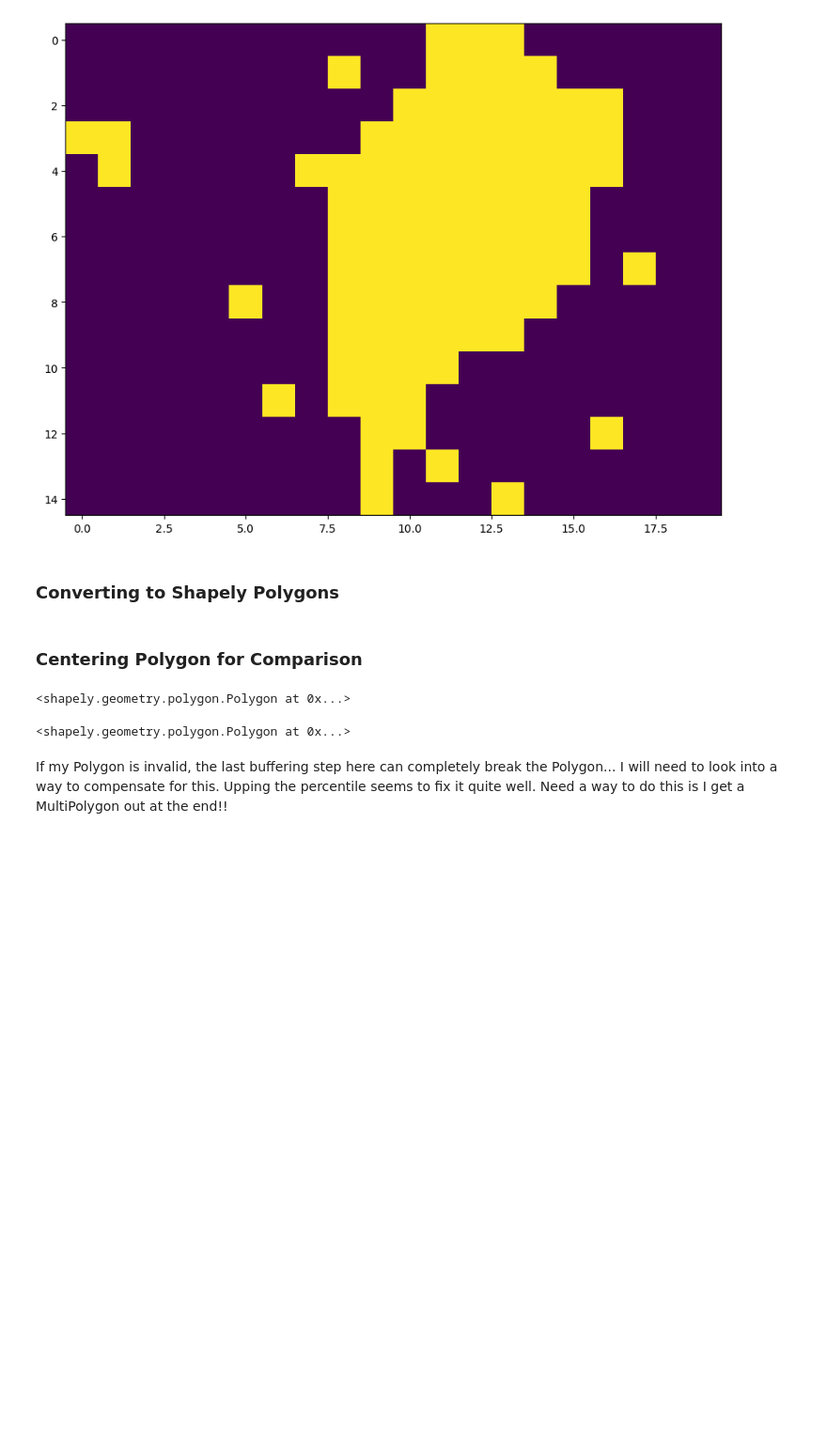
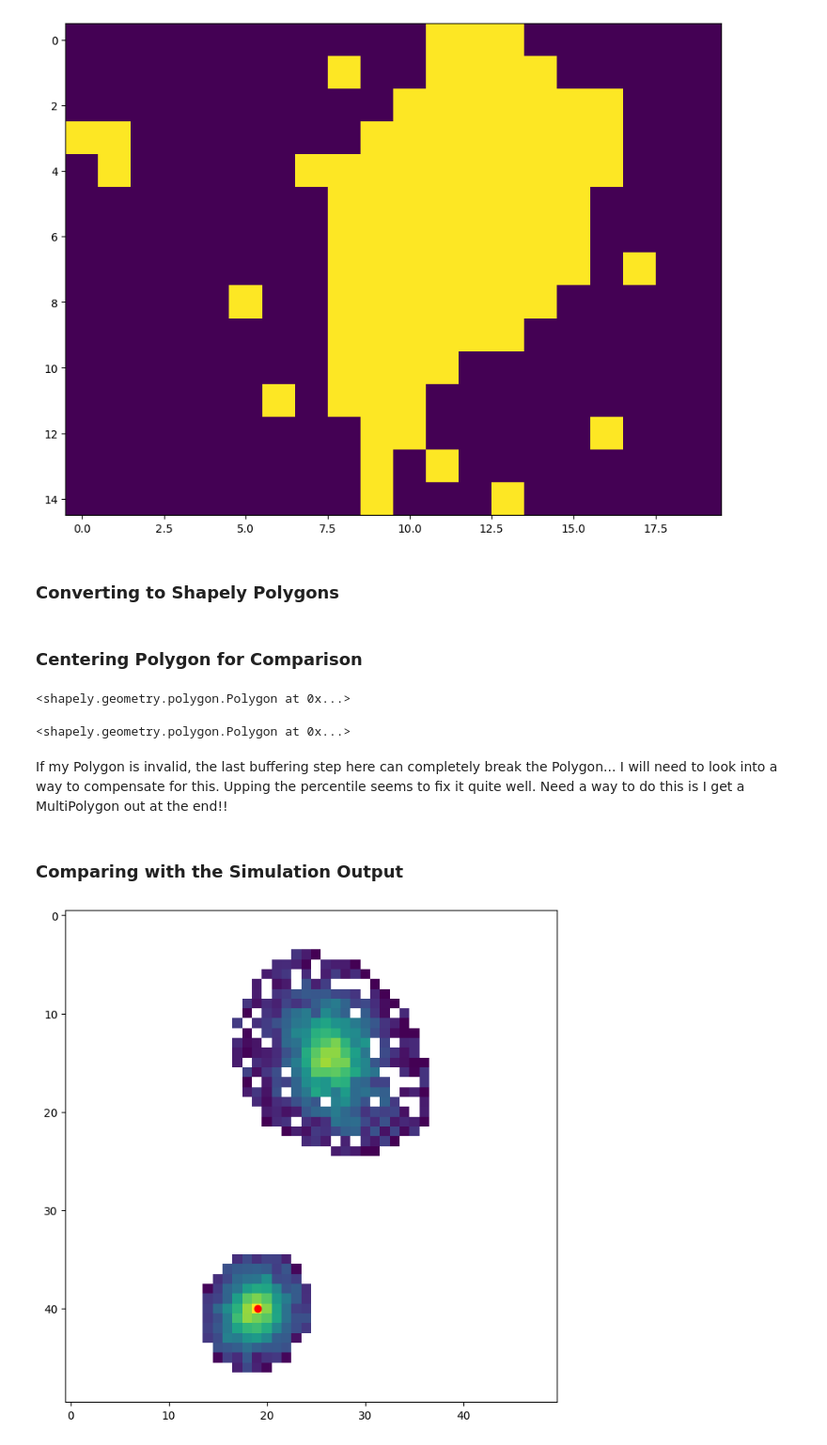
Before and after one commit to AstroORyan/APySPAM_MCMC, a Jupyter notebook: notebooks/notebooks/introducing-shapely.ipynb, the cells around one changed output. Shown at 94% size. Saved outputs shown, nothing was run; the diff lists cells and outputs as text; code cells hidden in the pictures; blank space fills up the shorter version.

Commit message:
Finalised Notebook introducing Shapely to MCMC.

```diff
--- a/notebooks/notebooks/introducing-shapely.ipynb
+++ b/notebooks/notebooks/introducing-shapely.ipynb
@@ -214,3 +219,16 @@ centred_sec_poly
 <shapely.geometry.polygon.Polygon at 0x...>
 # %% [markdown]
 If my Polygon is invalid, the last buffering step here can completely break the Polygon... I will need to look into a way to compensate for this. Upping the percentile seems to fix it quite well. Need a way to do this is I get a MultiPolygon out at the end!!
+# %% [markdown]
+### Comparing with the Simulation Output
+# %%
+disk_image_path = 'C:\\Users\\oryan\\Documents\\PySPAM_Original_Python_MCMC\\notebooks\\images\\disk_image_1.npy'
+# %%
+disk_image = np.load(disk_image_path)
+# %%
+plt.figure(figsize = (12,8))
+plt.imshow(np.log10(disk_image))
+plt.scatter(19,40, color='r')
+plt.show()
+# %% [output]
+[figure, added]
```
Also changed, not shown: parts of 30 cells of this notebook.
